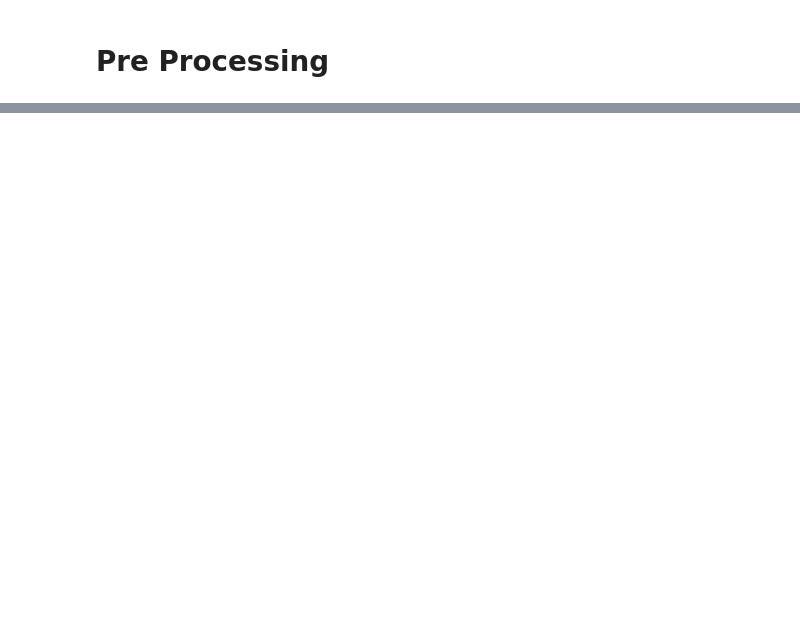
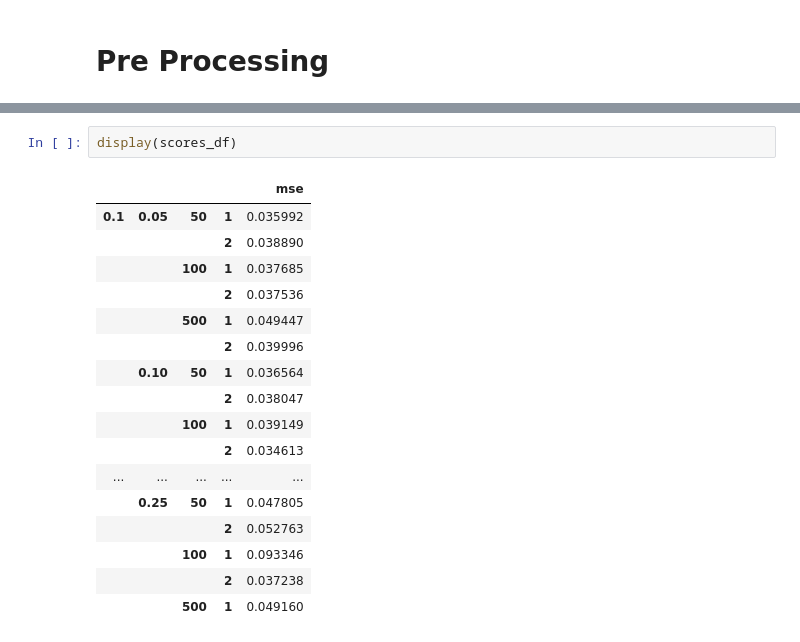
Before and after one commit to rafflezs/Atividades-Mestrado-ICMC, a Jupyter notebook: DeepLearning/Projeto-1-MLP/src/geographical_regression.ipynb, the cells around one changed output, grey strips where cells are left out. Drawn from its saved outputs; the diff is of its cells as text; blank space fills up the shorter version.

```diff
--- a/DeepLearning/Projeto-1-MLP/src/geographical_regression.ipynb
+++ b/DeepLearning/Projeto-1-MLP/src/geographical_regression.ipynb
@@ -60,0 +150,20 @@ norm_test_df = (X_test - X_test.min()) / (X_test.max() - X_test.min())
+# %%
+display(scores_df)
+# %% [output]
+|  |  |  |  | mse |
+| 0.1 | 0.05 | 50 | 1 | 0.035992 |
+|  |  |  | 2 | 0.038890 |
+|  |  | 100 | 1 | 0.037685 |
+|  |  |  | 2 | 0.037536 |
+|  |  | 500 | 1 | 0.049447 |
+|  |  |  | 2 | 0.039996 |
+|  | 0.10 | 50 | 1 | 0.036564 |
+|  |  |  | 2 | 0.038047 |
+|  |  | 100 | 1 | 0.039149 |
+|  |  |  | 2 | 0.034613 |
+| ... | ... | ... | ... | ... |
+|  | 0.25 | 50 | 1 | 0.047805 |
+|  |  |  | 2 | 0.052763 |
+|  |  | 100 | 1 | 0.093346 |
+|  |  |  | 2 | 0.037238 |
+|  |  | 500 | 1 | 0.049160 |
```
Also changed, not shown: parts of 22 cells of this notebook, 9 other files.
